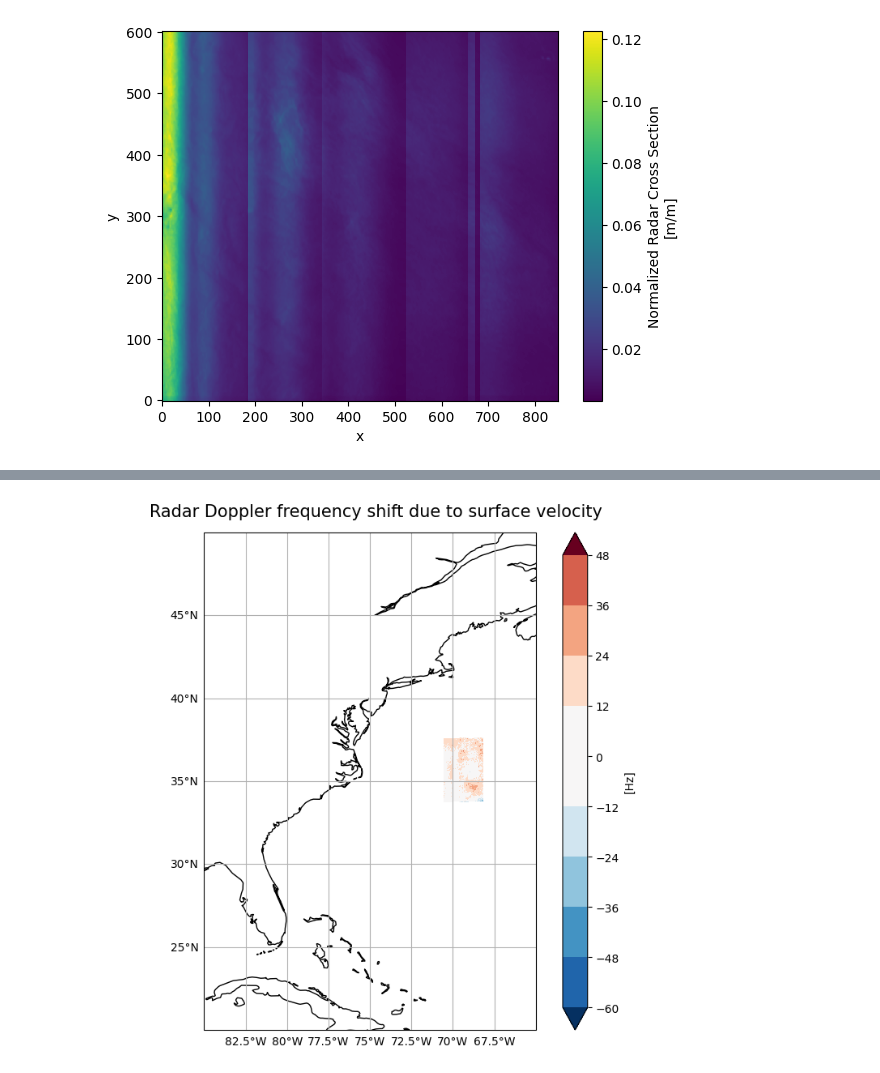
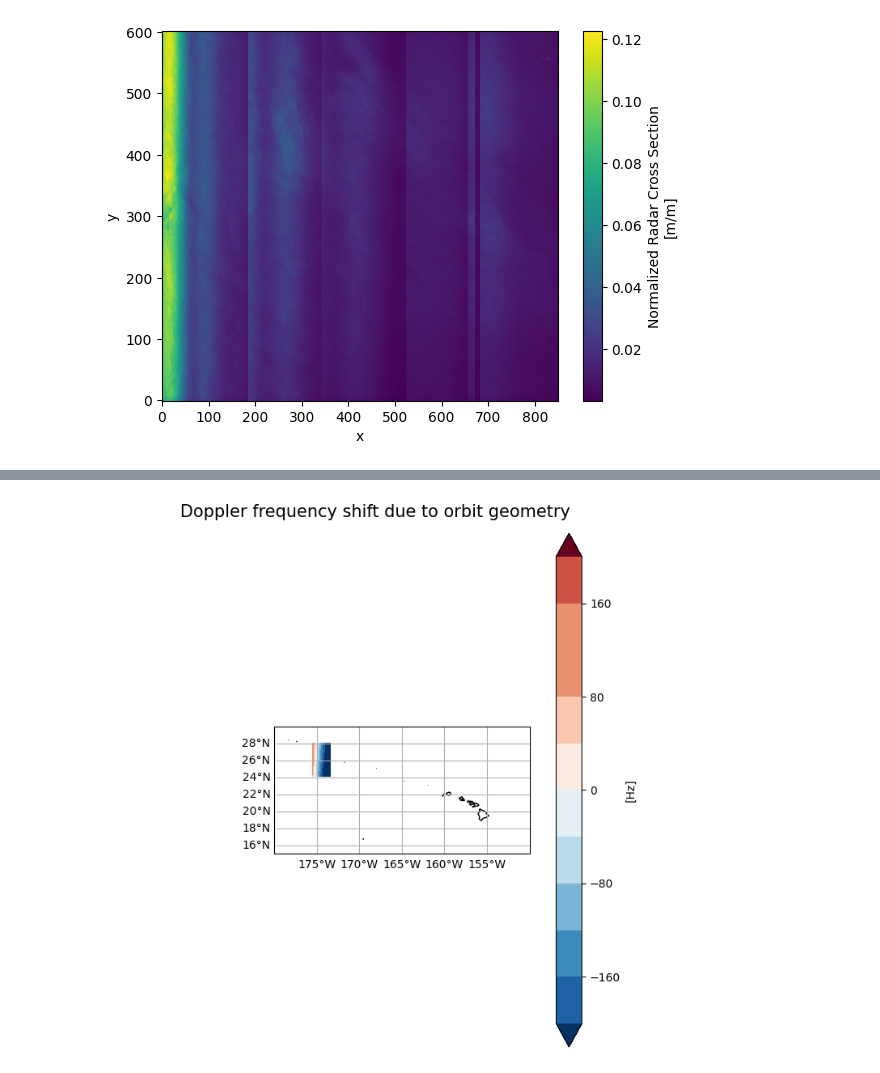
Before and after one commit to metno/MET_SAR-Doppler_User_Guide, a Jupyter notebook: _build/jupyter_execute/notebooks/Plot_Data_on_a_Map.ipynb, the cells around one changed output, grey strips where cells are left out. Drawn from its saved outputs; the diff is of its cells as text; code cells hidden in the pictures.

Commit message:
Updated plots

```diff
--- a/_build/jupyter_execute/notebooks/Plot_Data_on_a_Map.ipynb
+++ b/_build/jupyter_execute/notebooks/Plot_Data_on_a_Map.ipynb
@@ -89,6 +89,6 @@ Data variables: (12/17)
     summary_no:                 Kalibrert geofysisk Dopplerskift fra ENVISAT ...
     title_no:                   Kalibrert geofysisk ENVISAT ASAR Dopplerskift...
 # %%
-ds = xr.open_dataset('ASA_WSDV2PRNMI20120314_023113_000605493112_00334_52503_0000.nc')
+ds = xr.open_dataset('ASA_WSDV2PRNMI20120127_215005_000612433111_00101_51839_0000.nc')
 ds
 # %% [output]
@@ -239,8 +261,10 @@ def plotting_variables_on_a_map(variable, lat_min, lat_max, lon_min, lon_max):
 
     # Create the gridlines and configure the labels
     gl = ax.gridlines(draw_labels=True)
-    gl.top_labels = False
-    gl.right_labels = False
+    gl.bottom_labels = True   # Default
+    gl.left_labels = True     # Default
+    gl.top_labels = False     # Not default
+    gl.right_labels = False   # Not default
 
     # Defining var_min, var_max and var_step --- using the variable attribute minmax to extract var_min and var_max
     var_min = int(plotable_variable.minmax.split(' ')[0])
@@ -253,7 +277,7 @@ def plotting_variables_on_a_map(variable, lat_min, lat_max, lon_min, lon_max):
     plotable_variable.plot.contourf(ax=ax, x='x', y='y',
                         extend='both',
                         norm=TwoSlopeNorm(vmin=var_min, vcenter=0, vmax=var_max),
-                        levels=np.arange(int(plotable_variable.minmax.split(' ')[0]), int(plotable_variable.minmax.split(' ')[1]), var_step),
+                        levels=np.arange(var_min, var_max, var_step),
                         cbar_kwargs = {'label': f'[{plotable_variable.units}]'}
                         )
 
@@ -266,9 +312,13 @@ def plotting_variables_on_a_map(variable, lat_min, lat_max, lon_min, lon_max):
 # %%
-plotting_variables_on_a_map(variable = ds.fdg,
-                            lat_min = 20, lat_max = 50,
-                            lon_min = -85, lon_max = -65
+# ds = xr.open_dataset('ASA_WSDV2PRNMI20120314_025051_000616473112_00334_52503_0000.nc')
+
+plotting_variables_on_a_map(variable = ds.fgeo,
+                            # lat_min = 20, lat_max = 50,
+                            # lon_min = -85, lon_max = -65
+                            lat_min = 15, lat_max = 30,
+                            lon_min = -200, lon_max = -150
                             # var_min = int(ds.fdg.minmax.split(' ')[0]), var_max = int(ds.fdg.minmax.split(' ')[1]), # do not need to define this in the end
                             # var_step = 10
                             )
 # %% [output]
-[figure, old version]
+[figure, new version]
```
Also changed, not shown: parts of 20 cells of this notebook, 25 other files.
